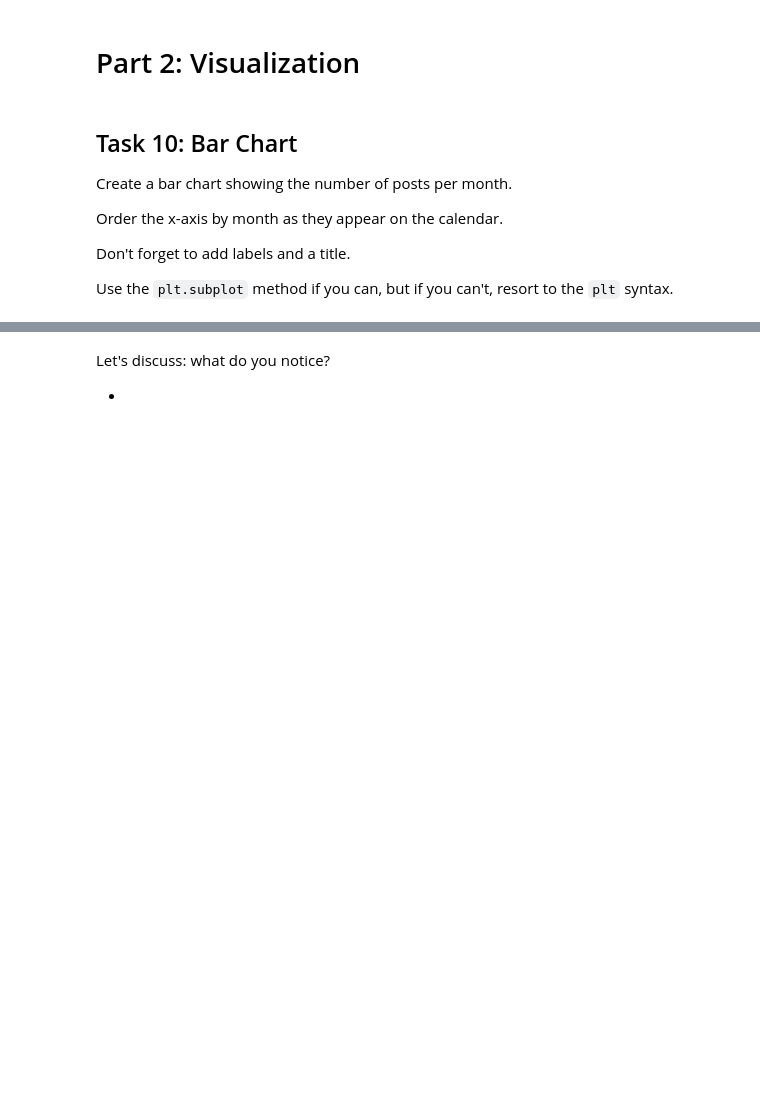
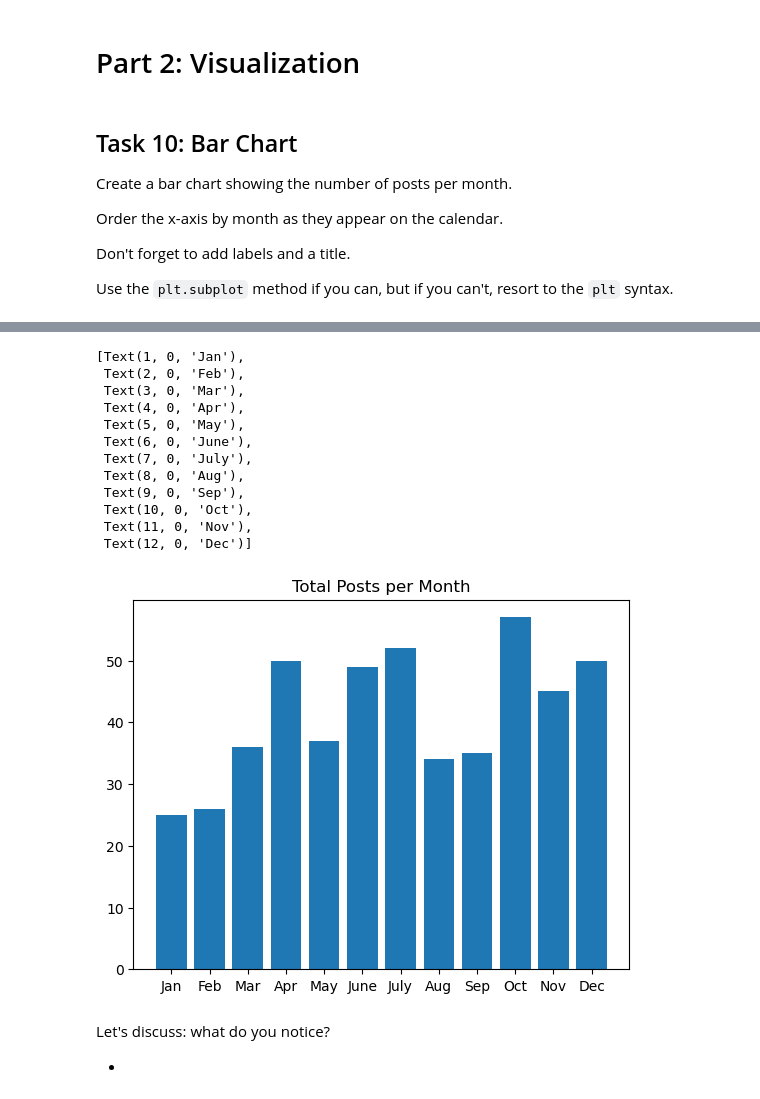
Before and after one commit to bocekout/DS-NTL-091624, a Jupyter notebook: Phase1/Lectures/14_P1_CodeChallenge_Review.ipynb, the cells around one changed output, grey strips where cells are left out. Drawn from its saved outputs; the diff is of its cells as text; code cells hidden in the pictures; blank space fills up the shorter version.

```diff
--- a/Phase1/Lectures/14_P1_CodeChallenge_Review.ipynb
+++ b/Phase1/Lectures/14_P1_CodeChallenge_Review.ipynb
@@ -111,3 +145,7 @@ Answer:
 # call_on_students(1)
 # %%
 # Your code here
+
+df = df.dropna(subset='share')
+
+df.isna().sum()
@@ -121,6 +180,7 @@ Create a new column called `likes_per_impression` which divides the number of li
 # call_on_students(1)
 # %%
 # Your code here
+df['likes_per_impression'] = df['like']/df['Lifetime Post Total Impressions']
 # %% [markdown]
 ## Task 5: Multiply `likes_per_impression` by 100 so they look like percentages
 # %% [markdown]
@@ -129,6 +189,7 @@ Make a new column for this, `likes_per_impression_perc`, to capture this output.
 # call_on_students(1)
 # %%
 # Your code here
+df['likes_per_impression_perc'] = df['likes_per_impression'] * 100
 # %% [markdown]
 ## Task 6: How many examples of each type of post?
 # %% [markdown]
@@ -183,3 +294,7 @@ Use the `plt.subplot` method if you can, but if you can't, resort to the `plt` s
 # %%
 # Your code here
 # First need to access the number of posts per month
+
+posts_by_month = df['Post Month'].value_counts()
+
+posts_by_month
@@ -189,3 +316,27 @@ Use the `plt.subplot` method if you can, but if you can't, resort to the `plt` s
+# %%
+# Your code here
+# Now need to visualize
+
+fig, ax = plt.subplots()
+
+ax.bar(x=posts_by_month.index, height=posts_by_month.values)
+ax.set_title('Total Posts per Month')
+ax.set_xticks(range(1,13))
+ax.set_xticklabels(['Jan', 'Feb', 'Mar', 'Apr', 'May', 'June', 'July', 'Aug', 'Sep', 'Oct', 'Nov', 'Dec'])
+# %% [output]
+[Text(1, 0, 'Jan'),
+ Text(2, 0, 'Feb'),
+ Text(3, 0, 'Mar'),
+ Text(4, 0, 'Apr'),
+ Text(5, 0, 'May'),
+ Text(6, 0, 'June'),
+ Text(7, 0, 'July'),
+ Text(8, 0, 'Aug'),
+ Text(9, 0, 'Sep'),
+ Text(10, 0, 'Oct'),
+ Text(11, 0, 'Nov'),
+ Text(12, 0, 'Dec')]
+[figure, added]
 # %% [markdown]
 Let's discuss: what do you notice?
 
```
Also changed, not shown: parts of 17 cells of this notebook, 3 other files.
